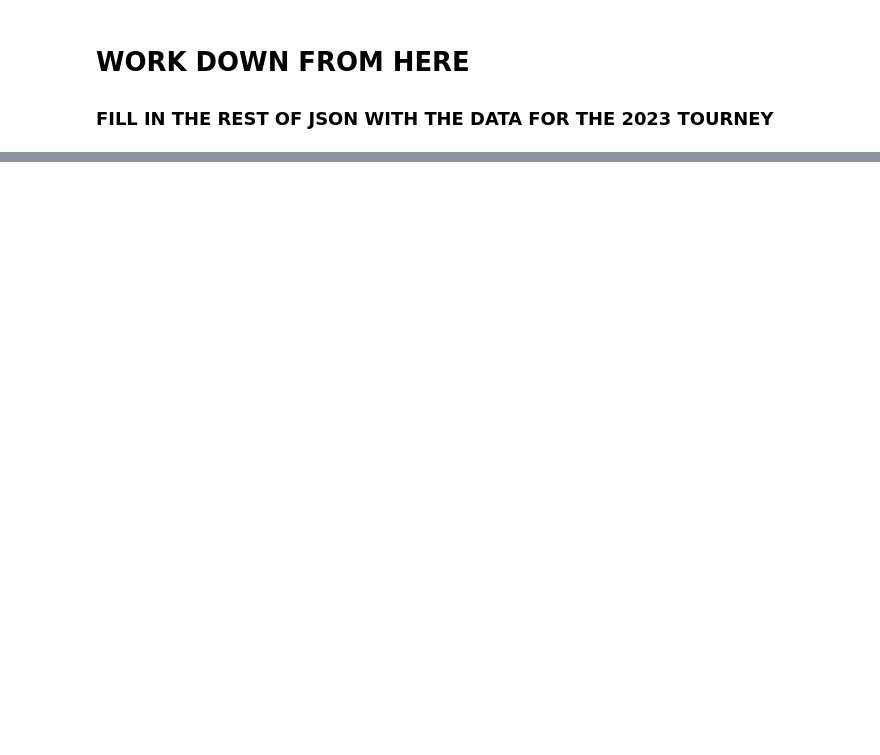
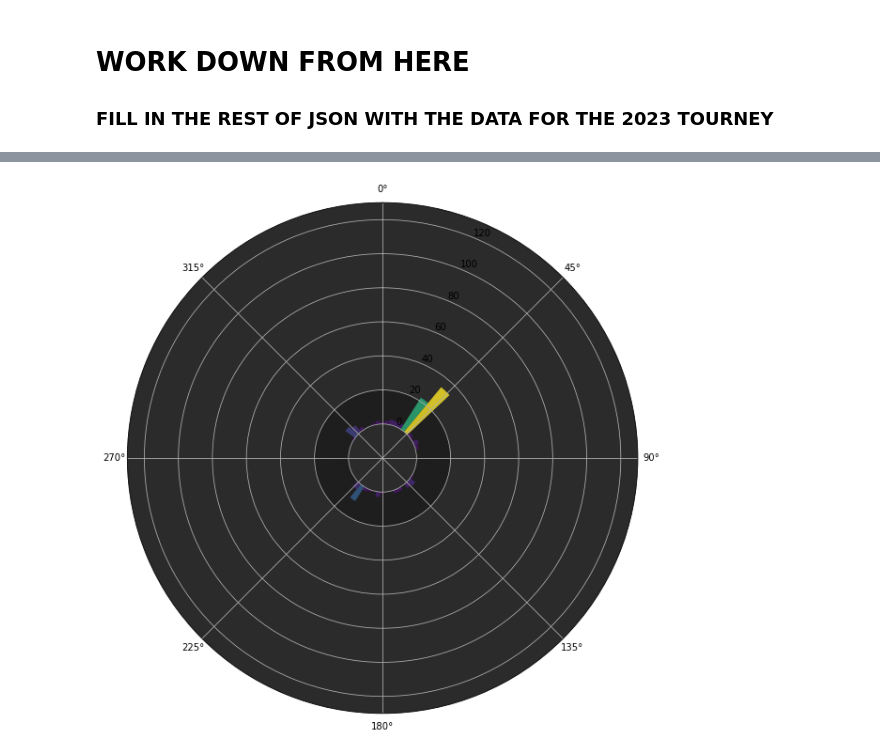
Before and after one commit to JSmith1826/BB_parks, a Jupyter notebook: mhsaa_etl.ipynb, the cells around one changed output, grey strips where cells are left out. Cells and saved outputs as stored; diff of their text form; code cells hidden in the pictures; blank space fills up the shorter version.

```diff
--- a/mhsaa_etl.ipynb
+++ b/mhsaa_etl.ipynb
@@ -443,0 +604,4 @@ df.head()
+# %%
+create_polar_chart(data, num_bins=50, level_filter=None)
+# %% [output]
+[figure, added]
```
Also changed, not shown: parts of 9 cells of this notebook, 4 other files.
